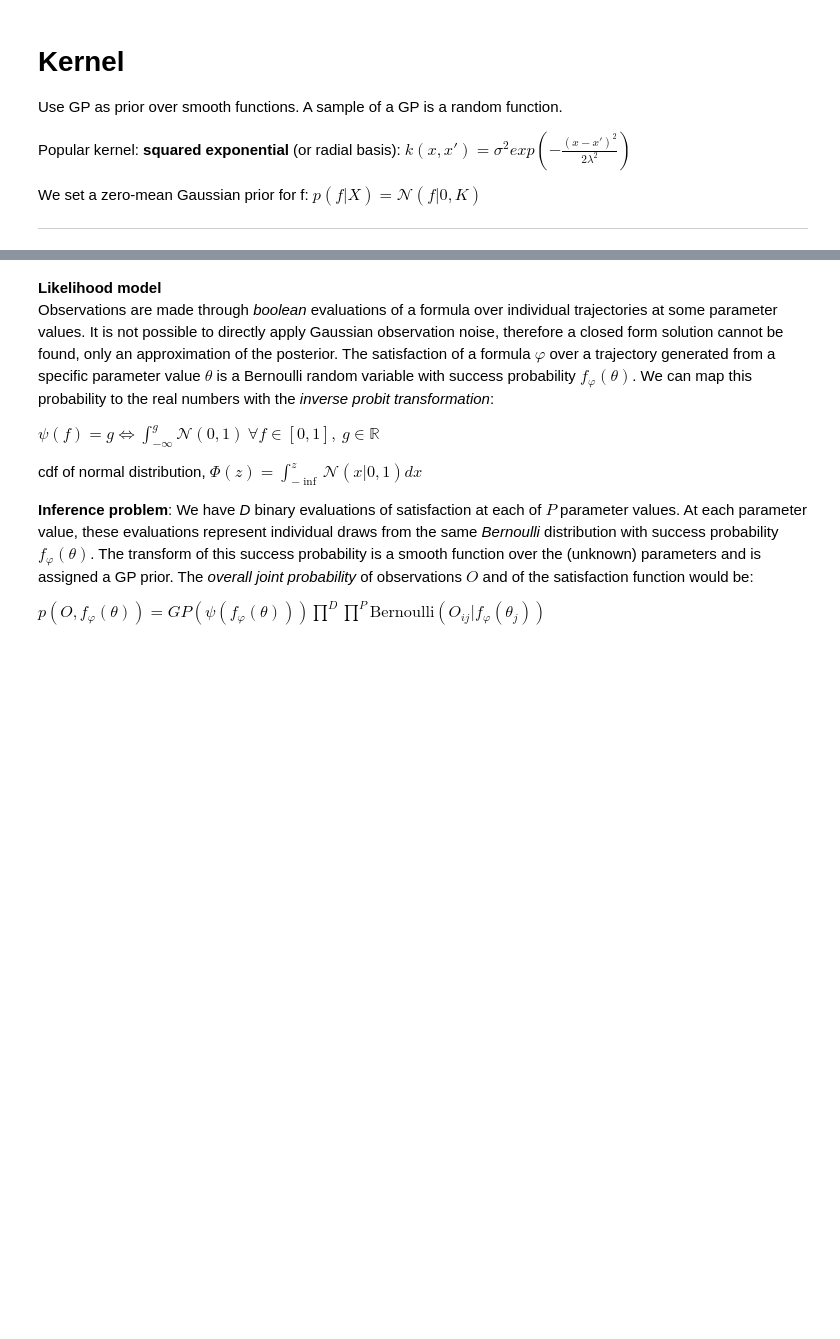
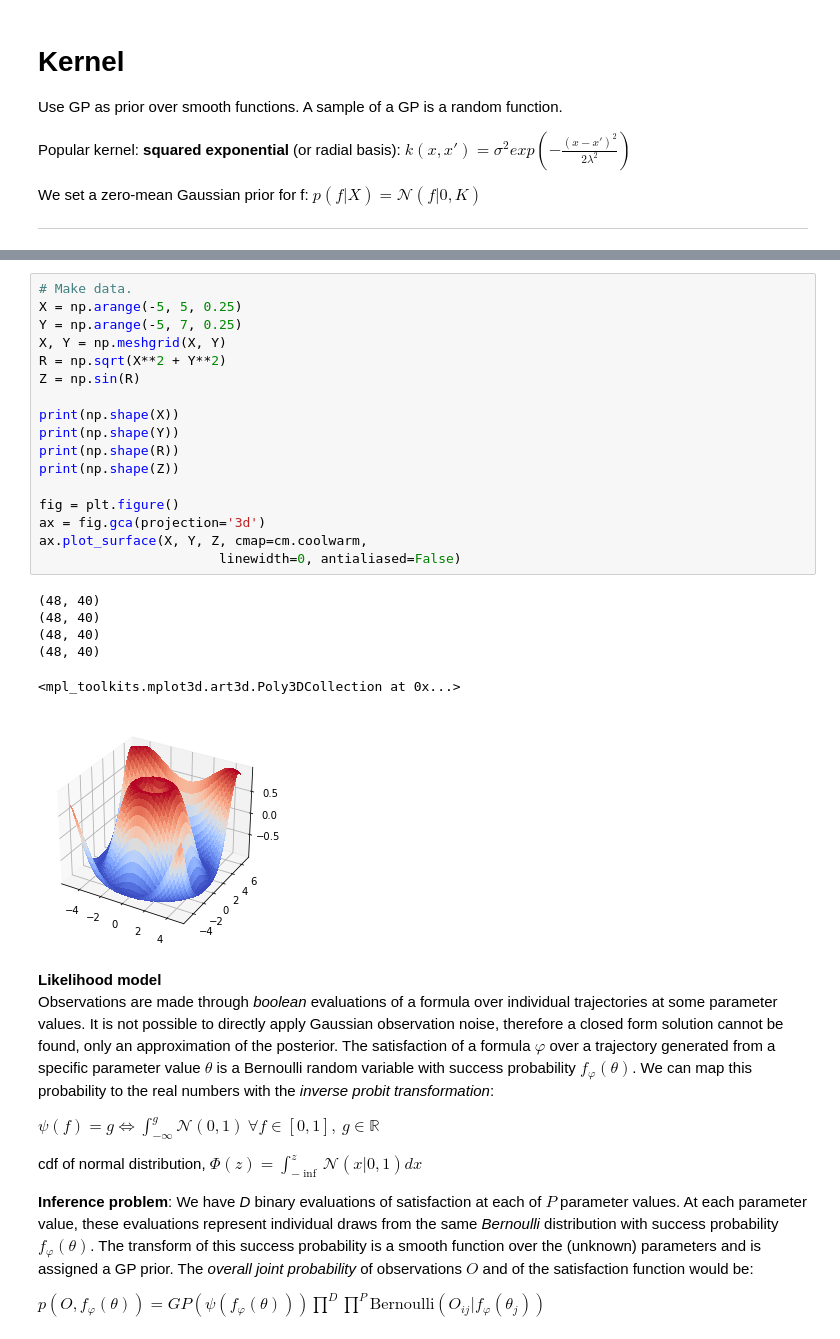
Before and after one commit to juliakln/MasterThesis, a Jupyter notebook: gpr/Smoothed Model Checking - multiple observations - 2dim.ipynb, the cells around one changed output, grey strips where cells are left out. Drawn from its saved outputs; the diff is of its cells as text; blank space fills up the shorter version.

```diff
--- a/gpr/Smoothed Model Checking - multiple observations - 2dim.ipynb
+++ b/gpr/Smoothed Model Checking - multiple observations - 2dim.ipynb
@@ -107,3 +249,27 @@ def kernel_linear(x, y, param):
+# %%
+# Make data.
+X = np.arange(-5, 5, 0.25)
+Y = np.arange(-5, 7, 0.25)
+X, Y = np.meshgrid(X, Y)
+R = np.sqrt(X**2 + Y**2)
+Z = np.sin(R)
+
+print(np.shape(X))
+print(np.shape(Y))
+print(np.shape(R))
+print(np.shape(Z))
+
+fig = plt.figure()
+ax = fig.gca(projection='3d')
+ax.plot_surface(X, Y, Z, cmap=cm.coolwarm,
+                       linewidth=0, antialiased=False)
+# %% [output]
+(48, 40)
+(48, 40)
+(48, 40)
+(48, 40)
+<mpl_toolkits.mplot3d.art3d.Poly3DCollection at 0x...>
+[figure, added]
 # %% [markdown]
 **Likelihood model**
 Observations are made through *boolean* evaluations of a formula over individual trajectories at some parameter values. It is not possible to directly apply Gaussian observation noise, therefore a closed form solution cannot be found, only an approximation of the posterior. The satisfaction of a formula $\varphi$ over a trajectory generated from a specific parameter value $\theta$ is a Bernoulli random variable with success probability $f_{\varphi}(\theta)$. We can map this probability to the real numbers with the *inverse probit transformation*:
```
Also changed, not shown: parts of 2 cells of this notebook, 44 other files.
